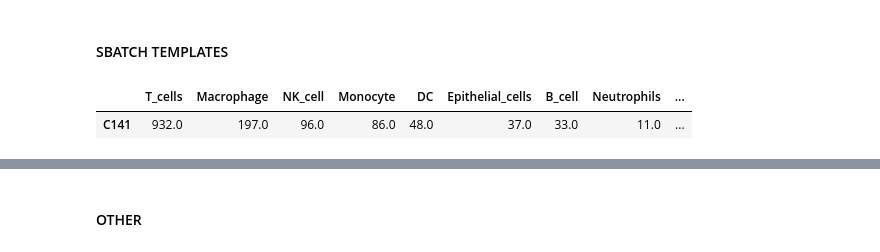
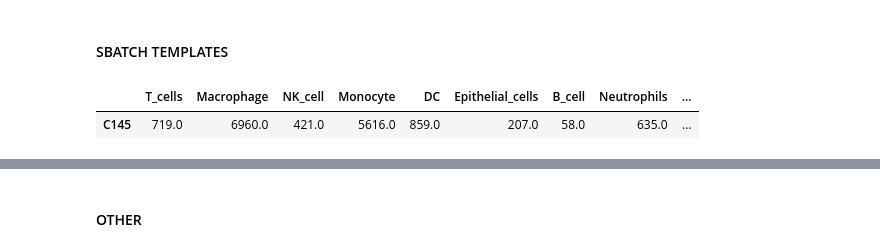
Before and after one commit to masyahook/scGRN, a Jupyter notebook: jupyter/GRN_inference.ipynb, the cells around one changed output, grey strips where cells are left out. Drawn from its saved outputs; the diff is of its cells as text; code cells hidden in the pictures.

```diff
--- a/jupyter/GRN_inference.ipynb
+++ b/jupyter/GRN_inference.ipynb
@@ -1256,29 +1328,44 @@ sbatch --job-name='GREASY_grnboost2_C144' --ntasks=16 --time='2:00:00' --cpus-pe
 # %%
 cyan_color = lambda x: colored(x, 'cyan')
 red_color = lambda x: colored(x, 'red')
 
 # Patients - 'C141', 'C142', 'C143', 'C144', 'C145', 'C146', 'C51', 'C52', 'C100', 'C148', 'C149', 'C152'
 
-patient = 'C141'
+patient = 'C145'
 method = 'grnboost2'
 data_types = list(map(lambda x: x.replace('raw_data', '') if x.replace('raw_data', '') else "''", _FILE_PREFIXES[patient]))
+# cell_type_x = meta.loc[patient].drop(['file', 'group']).dropna()
 
-hours = 8
-cpus_per_task = 18
-qos_debug = True
+# GBs_per_worker = 8 if cell_type_x['num_cells'] < 8000 else 12
+# increase_cpus_by = 4
+# n_nodes = 1
+# hours = 40
+
+# cpus_per_worker = GBs_per_worker // 2
+# cpus_per_task = cpus_per_worker * increase_cpus_by
+# total_avail_cpus = n_nodes * 48
+# num_workers_per_task = cpus_per_task // cpus_per_worker
+
+# qos_debug = False
+# qos_debug_cmd = f' {cyan_color("--qos")}=debug ' if qos_debug else ' '
+
+hours = 40
+cpus_per_task = 48
+num_workers_per_task = 8
+qos_debug = False
 qos_debug_cmd = f' {cyan_color("--qos")}=debug ' if qos_debug else ' '
 
 display(pd.DataFrame(cell_type_freq.loc[patient].dropna()).T)
 
 for d in data_types:
     print(f"{red_color('sbatch')} {cyan_color('--time')}='{hours}:00:00'{qos_debug_cmd}{cyan_color('--cpus-per-task')}={cpus_per_task} "
           f"{cyan_color('--job-name')}='{d}_TF_{method}' {cyan_color('--workdir')}=. {cyan_color('--ntasks')}=1 "
-          f"{red_color('run_pyscenic_full')} {method} {patient} {d} /gpfs/projects/bsc08/bsc08890/data/TF_lists/lambert2018.txt SBATCH")
+          f"{red_color('run_pyscenic_full')} {method} {patient} {d} /gpfs/projects/bsc08/bsc08890/data/TF_lists/lambert2018.txt {num_workers_per_task} SBATCH")
 print()
 for d in data_types:
     print(f"{red_color('sbatch')} {cyan_color('--time')}='{hours}:00:00'{' --qos=debug ' if qos_debug else ' '}{cyan_color('--cpus-per-task')}={cpus_per_task} "
           f"{cyan_color('--job-name')}='{d}_{method}' {cyan_color('--workdir')}=. {cyan_color('--ntasks')}=1 "
-          f"{red_color('run_pyscenic_full')} {method} {patient} {d} '' SBATCH")
+          f"{red_color('run_pyscenic_full')} {method} {patient} {d} '' {num_workers_per_task} SBATCH")
 # %% [output]
 |  | T_cells | Macrophage | NK_cell | Monocyte | DC | Epithelial_cells | B_cell | Neutrophils | ... |
-| C141 | 932.0 | 197.0 | 96.0 | 86.0 | 48.0 | 37.0 | 33.0 | 11.0 | ... |
+| C145 | 719.0 | 6960.0 | 421.0 | 5616.0 | 859.0 | 207.0 | 58.0 | 635.0 | ... |
```
Also changed, not shown: parts of 11 cells of this notebook, 1 other file.
